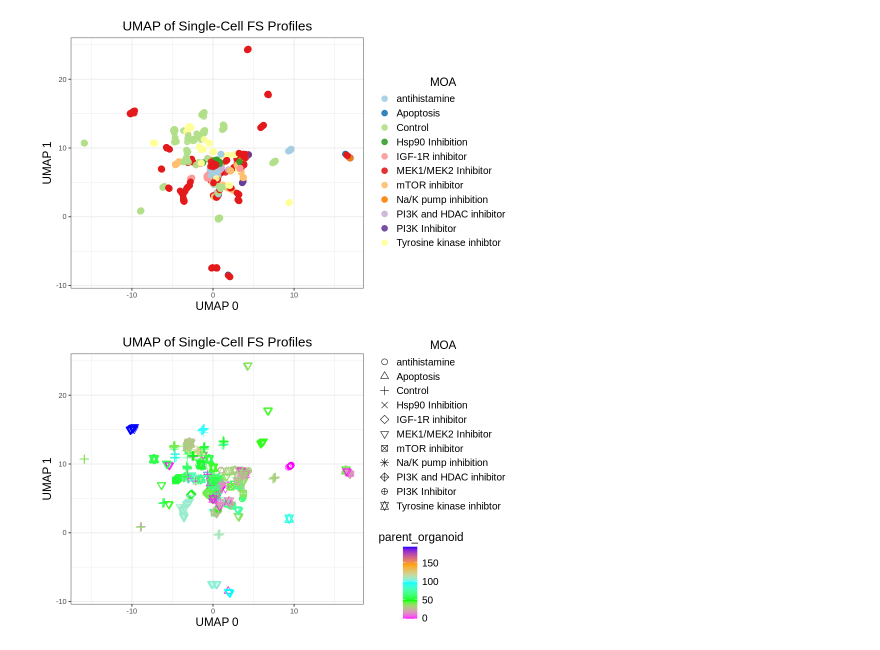
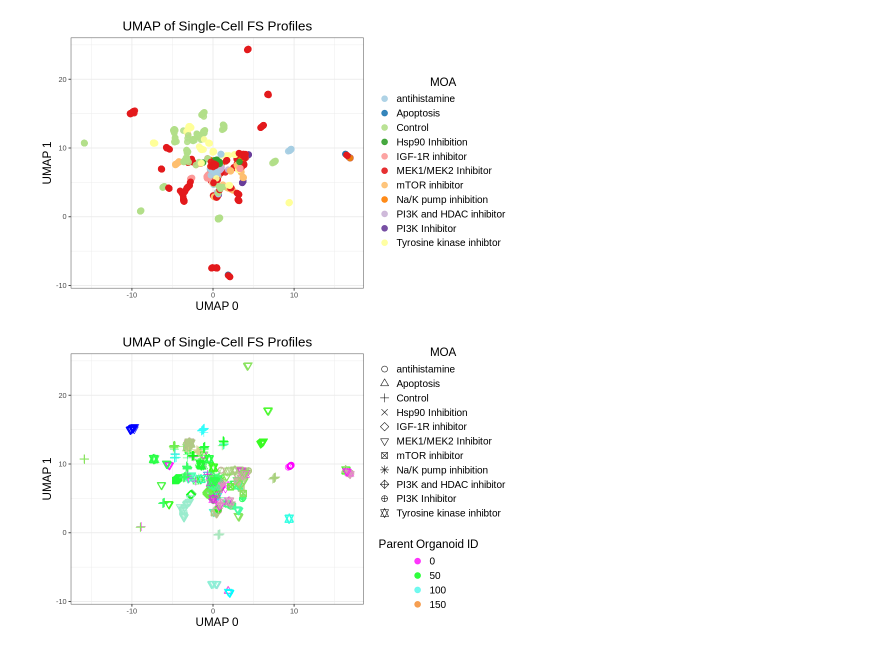
Before and after one commit to MikeLippincott/GFF_3D_organoid_profiling_pipeline, a Jupyter notebook: 5.EDA/notebooks/1.plot_umap.ipynb, the cells around one changed output. Saved outputs shown, nothing was run; the diff lists cells and outputs as text; code cells hidden in the pictures.

```diff
--- a/5.EDA/notebooks/1.plot_umap.ipynb
+++ b/5.EDA/notebooks/1.plot_umap.ipynb
@@ -124,24 +142,34 @@ custom_colors <- circlize::colorRamp2(seq(0, 1, length.out = 200), custom_colors
 # %%
 umap_sc_plot <- (
     ggplot(umap_sc_results, aes(x = UMAP1, y = UMAP2, color = parent_organoid, shape = MOA))
     + geom_point(size = 3, alpha = 0.9)
     # add  custom color scale
     + scale_color_gradientn(colors = c("magenta", "green", "cyan", "orange", "blue"))
     + scale_shape_manual(values = c(
         1,2,3,4,5,6,7,8,9,10,11,12,13,14,15,16,17,18,19,20,21,22
         ))  # different shapes for each MOA
     + labs(title = "UMAP of Single-Cell FS Profiles", x = "UMAP 0", y = "UMAP 1")
     + theme_bw()
     + theme(
         plot.title = element_text(hjust = 0.5, size = 16),
         axis.title.x = element_text(size = 14),
         axis.title.y = element_text(size = 14),
         legend.title = element_text(size = 14, hjust = 0.5),
         legend.text = element_text(size = 12)
     )
+    + guides(
+        shape = guide_legend(
+            title = "MOA",
+            text = element_text(size = 16, hjust = 0.5)
+            ),
+        color = guide_legend(
+            title = "Parent Organoid ID",
+            text = element_text(size = 16, hjust = 0.5)
+        )
+    )
 )
 ggsave(umap_sc_plot, file = "../figures/NF0014/umap_sc_profiles_colored_by_parent_organoid.png", width = width, height = height, dpi = 300)
 
 umap_sc_plot
 # %% [output]
-[figure, old version]
+[figure, new version]
```
Also changed, not shown: parts of 3 cells of this notebook, 5 other files.
